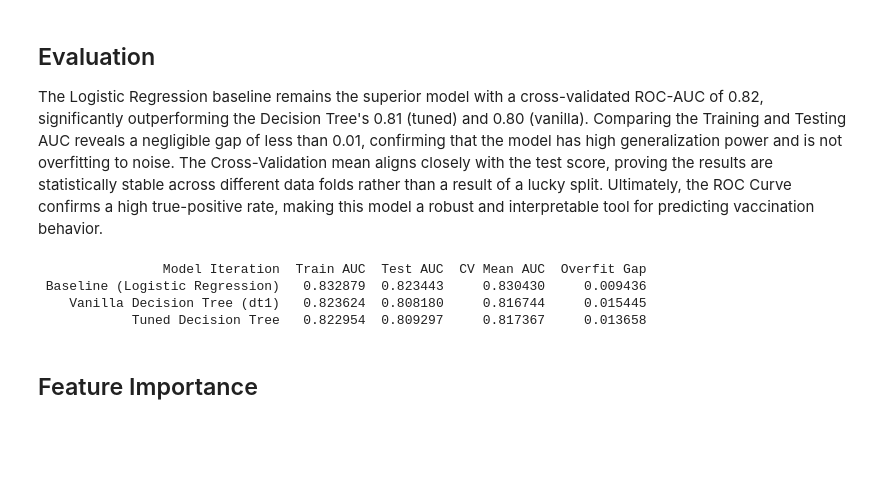
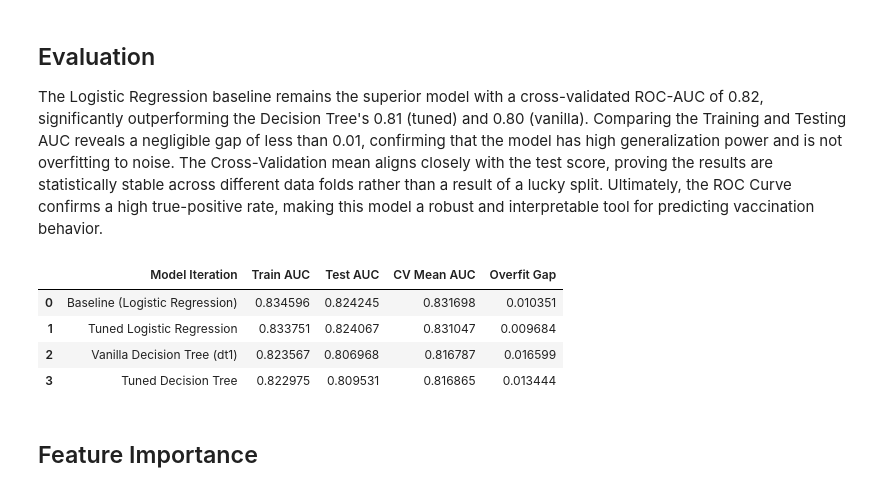
Before and after one commit to vkones/Project-3-Machine-Learning, a Jupyter notebook: index.ipynb, the cells around one changed output. Saved outputs shown, nothing was run; the diff lists cells and outputs as text; code cells hidden in the pictures; blank space fills up the shorter version.

Commit message:
added a tuned logreg model and summary table

```diff
--- a/index.ipynb
+++ b/index.ipynb
@@ -124,9 +124,12 @@ Vaccination rate in Test Set:     21.25%
 - Filling in Numerical columns(with missing values) with the median.
 # %%
-# Initializing a simple Imputer to fill missing values
 from sklearn.impute import SimpleImputer
+
+X_train = X_train.copy()
+X_test = X_test.copy()
+# Initializing imputers
 num_imputer = SimpleImputer(strategy='median')
-cat_imputer = SimpleImputer(strategy='most_frequent')
+cat_imputer = SimpleImputer(strategy='constant', fill_value='Unknown')
 
 # Separating numerical and categorical columns
 num_cols = X_train.select_dtypes(include=['int64', 'float64']).columns
@@ -141,6 +144,6 @@ X_train[cat_cols] = cat_imputer.fit_transform(X_train[cat_cols])
 X_test[cat_cols] = cat_imputer.transform(X_test[cat_cols])
 
 # Verifying no missing values remain
-print(X_train.isna().sum().sum())
-print(X_test.isna().sum())
+print("Missing values in X_train:", X_train.isna().sum().sum())
+print("Missing values in X_test:\n", X_test.isna().sum())
 # %% [output]
@@ -267,7 +299,7 @@ X_train_scaled = pd.DataFrame(scaler.fit_transform(X_train[num_cols]),
 X_test_scaled = pd.DataFrame(scaler.transform(X_test[num_cols]),
                              columns=num_cols, index=X_test.index)
 
-ohe = OneHotEncoder(sparse_output=False, handle_unknown='ignore')
+ohe = OneHotEncoder(drop='first', sparse_output=False, handle_unknown='ignore')
 
 X_train_encoded = pd.DataFrame(ohe.fit_transform(X_train[cat_cols]),
                                columns=ohe.get_feature_names_out(cat_cols), index=X_train.index)
@@ -284,6 +316,6 @@ X_test_final = pd.concat([X_test_scaled, X_test_encoded], axis=1)
 # %%
 # Initializing and training the logistic regression model
-logreg = LogisticRegression(max_iter=1000, random_state=42)
+logreg = LogisticRegression(solver='liblinear', class_weight='balanced', random_state=42)
 
 base_model = logreg.fit(X_train_final, y_train)
 base_model
@@ -412,26 +506,68 @@ The Logistic Regression baseline remains the superior model with a cross-validat
 # %%
 # --- Summary Table ---
 
 # Extracting the values directly from your variables
 # Note: For Vanilla DT, you'll need to calculate 'dt1_train_auc' to check for overfitting
 dt1_train_auc = roc_auc_score(y_train, dt1.predict_proba(X_train_final)[:, 1])
 tuned_train_auc = roc_auc_score(y_train, best_dt_model.predict_proba(X_train_final)[:, 1])
 
+
 summary_data = {
-    'Model Iteration': ['Baseline (Logistic Regression)', 'Vanilla Decision Tree (dt1)', 'Tuned Decision Tree'],
-    'Train AUC': [train_auc, dt1_train_auc, tuned_train_auc],
-    'Test AUC': [test_auc, dt1_auc, dt_tuned_auc],
-    'CV Mean AUC': [cv_scores.mean(), dt_cv_scores.mean(), dt_grid_search.best_score_],
-    'Overfit Gap': [train_auc - test_auc, dt1_train_auc - dt1_auc, tuned_train_auc - dt_tuned_auc]
+    'Model Iteration': [
+        'Baseline (Logistic Regression)',
+        'Tuned Logistic Regression',      # added
+        'Vanilla Decision Tree (dt1)',
+        'Tuned Decision Tree'
+    ],
+    'Train AUC': [
+        train_auc,
+        tuned_logreg_train_auc,           # added
+        dt1_train_auc,
+        tuned_train_auc
+    ],
+    'Test AUC': [
+        test_auc,
+        tuned_logreg_test_auc,            # added
+        dt1_auc,
+        dt_tuned_auc
+    ],
+    'CV Mean AUC': [
+        cv_scores.mean(),
+        tuned_logreg_cv_mean_auc,         # added
+        dt_cv_scores.mean(),
+        dt_grid_search.best_score_
+    ],
+    'Overfit Gap': [
+        train_auc - test_auc,
+        tuned_logreg_train_auc - tuned_logreg_test_auc,  # added
+        dt1_train_auc - dt1_auc,
+        tuned_train_auc - dt_tuned_auc
+    ]
 }
 
+# Create the DataFrame
 comparison_table = pd.DataFrame(summary_data)
-print(comparison_table.to_string(index=False))
+
+# Apply styling
+def highlight_best(s):
+    if s.name in ['Train AUC', 'Test AUC', 'CV Mean AUC']:
+        is_max = s == s.max()
+        return ['background-color: green' if v else '' for v in is_max]
+    elif s.name == 'Overfit Gap':
+        is_min = s == s.min()
+        return ['background-color: lightcoral' if v else '' for v in is_min]
+    else:
+        return ['']*len(s)
+
+# Display styled table
+styled_table = comparison_table.style.apply(highlight_best)
+styled_table
 # %% [output]
-                Model Iteration  Train AUC  Test AUC  CV Mean AUC  Overfit Gap
- Baseline (Logistic Regression)   0.832879  0.823443     0.830430     0.009436
-    Vanilla Decision Tree (dt1)   0.823624  0.808180     0.816744     0.015445
-            Tuned Decision Tree   0.822954  0.809297     0.817367     0.013658
+|  | Model Iteration | Train AUC | Test AUC | CV Mean AUC | Overfit Gap |
+| 0 | Baseline (Logistic Regression) | 0.834596 | 0.824245 | 0.831698 | 0.010351 |
+| 1 | Tuned Logistic Regression | 0.833751 | 0.824067 | 0.831047 | 0.009684 |
+| 2 | Vanilla Decision Tree (dt1) | 0.823567 | 0.806968 | 0.816787 | 0.016599 |
+| 3 | Tuned Decision Tree | 0.822975 | 0.809531 | 0.816865 | 0.013444 |
 # %% [markdown]
 ## Feature Importance
 # %%
```
Also changed, not shown: parts of 15 cells of this notebook.
